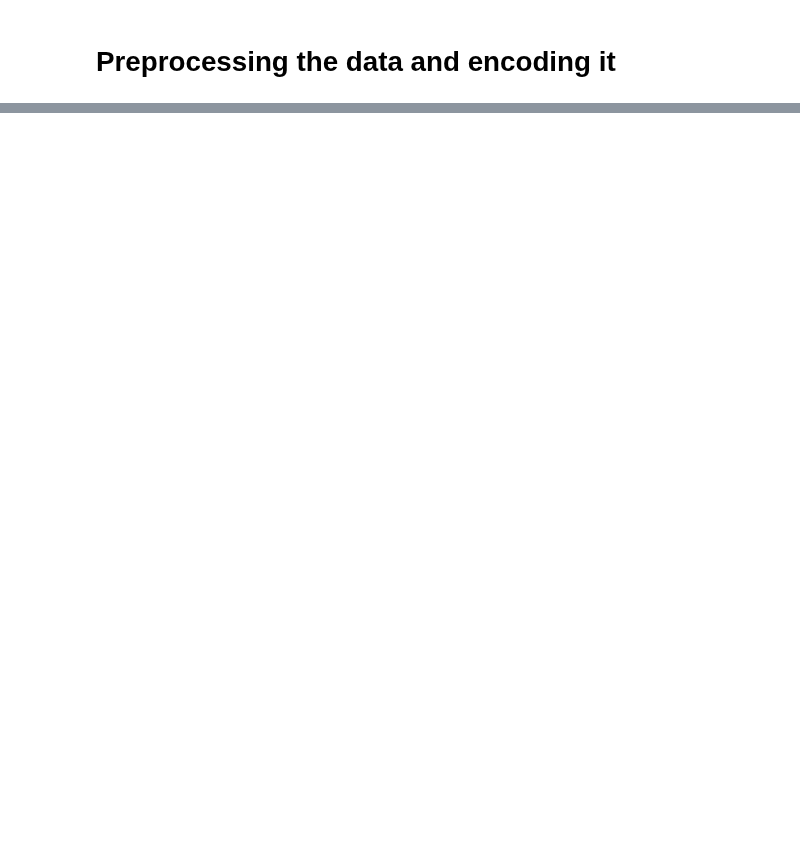
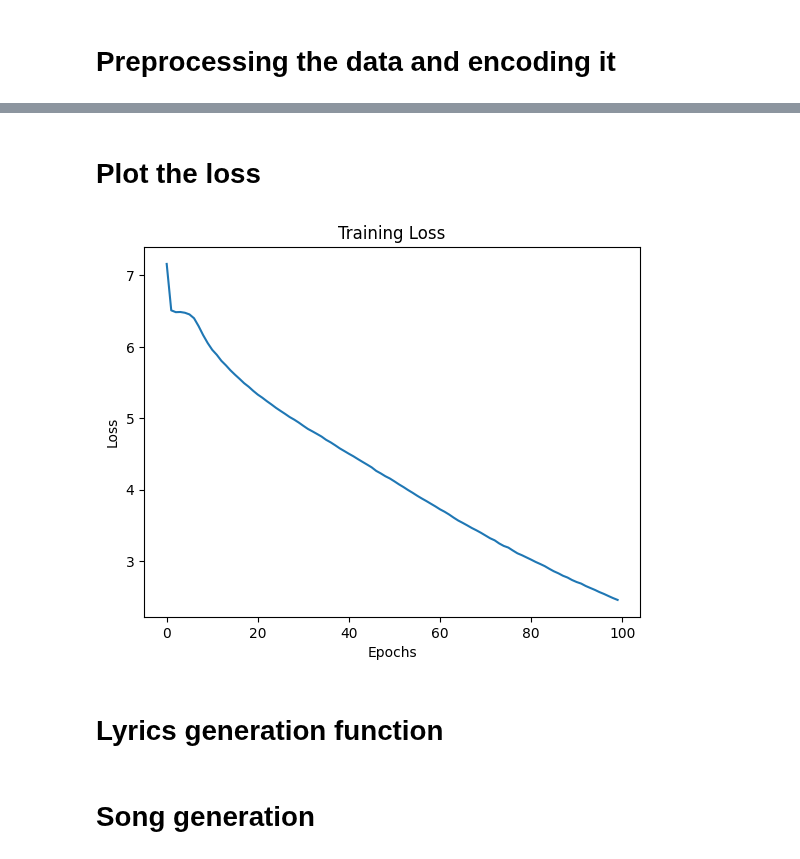
Before and after one commit to RaneemIbra/DeepLearning_NLP, a Jupyter notebook: DL/HW3_PT1_212920896_212245096.ipynb, the cells around one changed output, grey strips where cells are left out. Drawn from its saved outputs; the diff is of its cells as text; code cells hidden in the pictures; blank space fills up the shorter version.

Commit message:
finished part 1 of the homework, check the generated songs later

```diff
--- a/DL/HW3_PT1_212920896_212245096.ipynb
+++ b/DL/HW3_PT1_212920896_212245096.ipynb
@@ -4,12 +4,16 @@
 import pandas as pd
 import numpy as np
 import torch
+import torch.nn as nn
+from torch.utils.data import DataLoader, TensorDataset
 import matplotlib.pyplot as plt
 from collections import Counter
 from wordcloud import WordCloud
 from sklearn.preprocessing import LabelEncoder
 from sklearn.feature_extraction.text import CountVectorizer
 import re
+
+device = torch.device('cuda' if torch.cuda.is_available() else 'cpu')
 # %% [markdown]
 # Import the dataset and showcase a few samples
 # %%
@@ -109,0 +146,25 @@ encoded_labels = label_encoder.fit_transform(songs_df['Artist'])
+# %%
+batch_size = 16
+dataset = TensorDataset(input_padded, target_padded)
+dataloader = DataLoader(dataset, batch_size=batch_size, shuffle=True)
+
+num_epochs = 100
+training_loss = []
+
+print(f"Using device: {device}")
+for epoch in range(num_epochs):
+    model.train()
+    epoch_loss = 0
+    for inputs, targets in dataloader:
+        inputs, targets = inputs.to(device), targets.to(device)
+        optimizer.zero_grad()
+        outputs, _ = model(inputs)
+        outputs = outputs.reshape(-1, vocab_size)
+        targets = targets.reshape(-1)
+        loss = criterion(outputs, targets)
+        loss.backward()
+        optimizer.step()
+        epoch_loss += loss.item()
+    avg_loss = epoch_loss / len(dataloader)
+    training_loss.append(avg_loss)
+    print(f'Epoch {epoch+1}/{num_epochs}, Loss: {avg_loss:.4f}')
@@ -109,0 +189,12 @@ encoded_labels = label_encoder.fit_transform(songs_df['Artist'])
+# %% [markdown]
+# Plot the loss
+# %%
+plt.plot(range(num_epochs), training_loss)
+plt.xlabel('Epochs')
+plt.ylabel('Loss')
+plt.title('Training Loss')
+plt.show()
+# %% [output]
+[figure, added]
+# %% [markdown]
+# Lyrics generation function
@@ -109,0 +254,2 @@ encoded_labels = label_encoder.fit_transform(songs_df['Artist'])
+# %% [markdown]
+# Song generation
```
Also changed, not shown: parts of 7 cells of this notebook.
